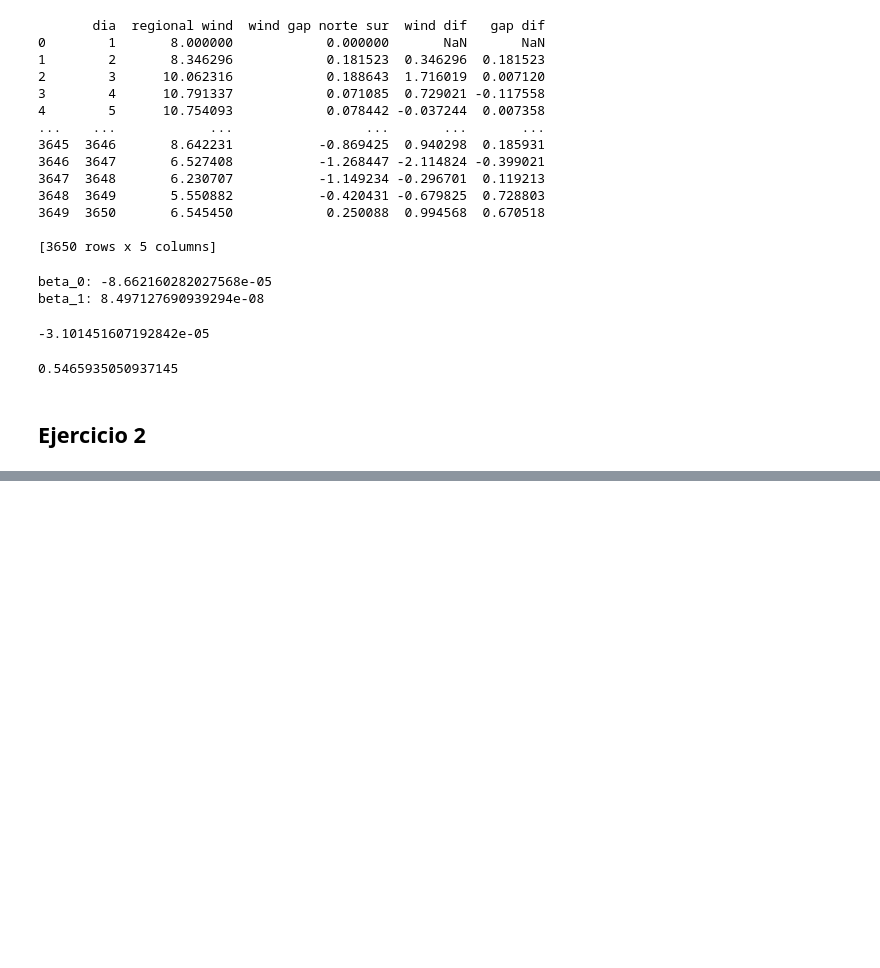
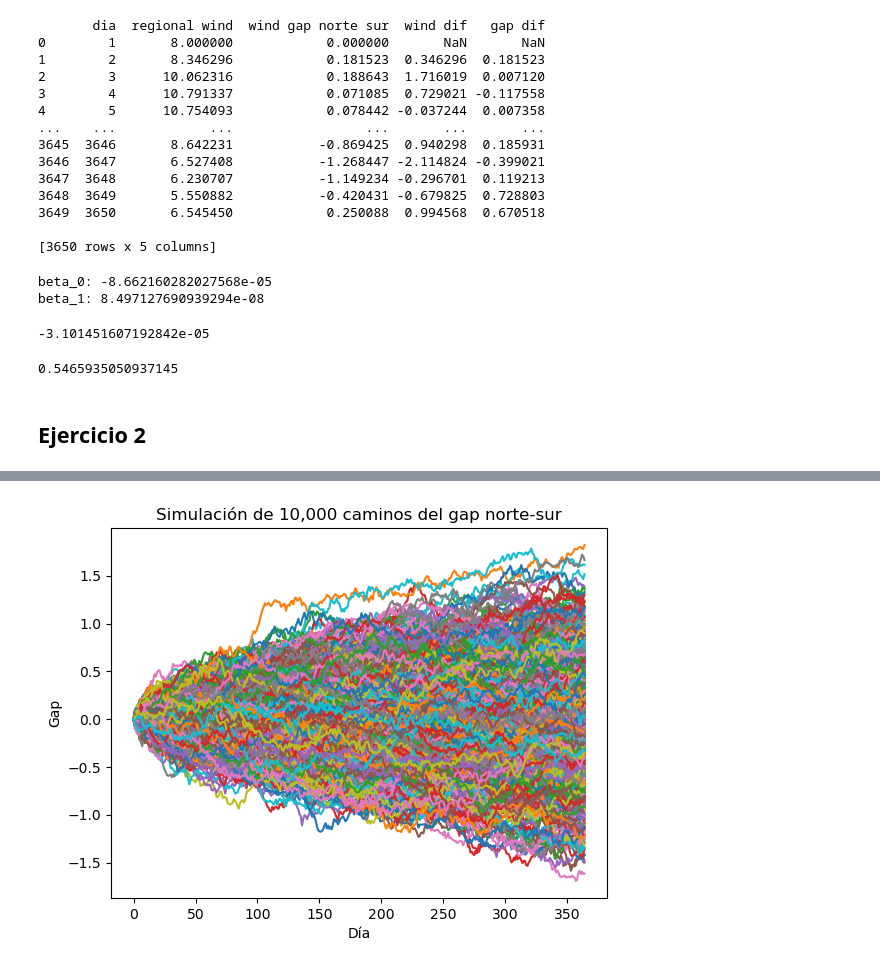
Before and after one commit to catadolhare/tp1_aplicaciones_cauzzo_dolhare_ekes_squillari, a Jupyter notebook: tp1.ipynb, the cells around one changed output, grey strips where cells are left out. Cells and saved outputs as stored; diff of their text form; code cells hidden in the pictures; blank space fills up the shorter version.

```diff
--- a/tp1.ipynb
+++ b/tp1.ipynb
@@ -126,0 +158,9 @@ for i in range(1, 365):
+# %%
+for i in range(1000):
+    plt.plot(caminos_D[i])
+plt.title('Simulación de 10,000 caminos del gap norte-sur')
+plt.xlabel('Día')
+plt.ylabel('Gap')
+plt.show()
+# %% [output]
+[figure, added]
```
Also changed, not shown: parts of 6 cells of this notebook.
